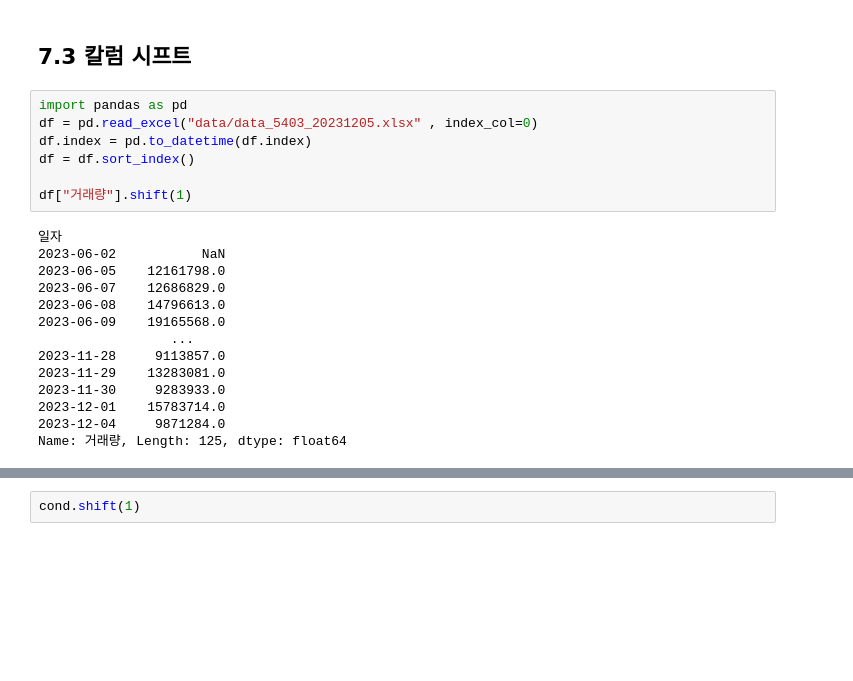
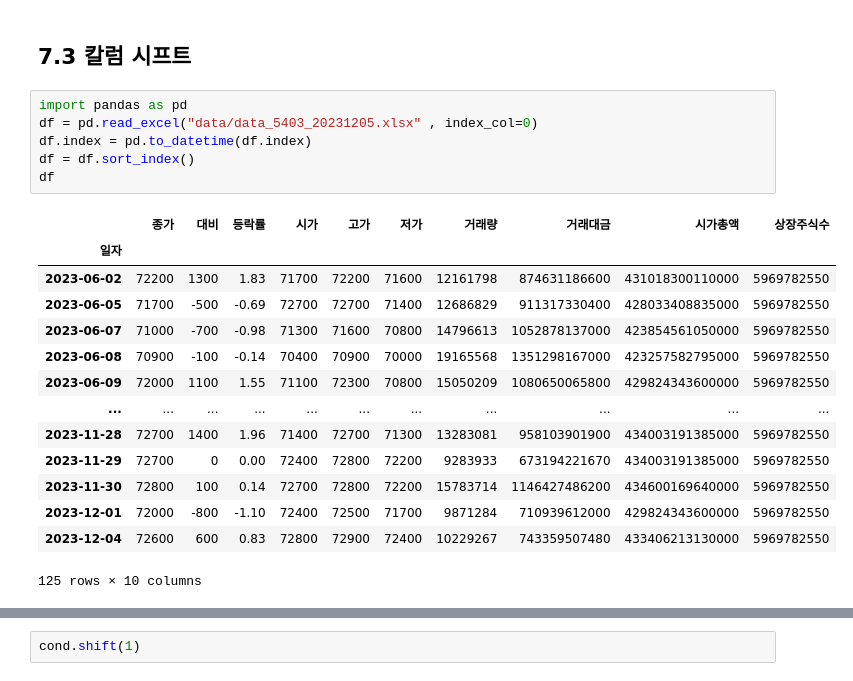
Before and after one commit to Shamera-Debug/ebest_test, a Jupyter notebook: pandas_dev/book-pandas-for-finance-main/ch06/ch06.ipynb, the cells around one changed output, grey strips where cells are left out. Drawn from its saved outputs; the diff is of its cells as text; blank space fills up the shorter version.

```diff
--- a/pandas_dev/book-pandas-for-finance-main/ch06/ch06.ipynb
+++ b/pandas_dev/book-pandas-for-finance-main/ch06/ch06.ipynb
@@ -365,21 +365,21 @@ df.groupby( pd.Grouper(key='일자', freq='m') ).agg(how)
 # %%
 import pandas as pd
 df = pd.read_excel("data/data_5403_20231205.xlsx" , index_col=0)
 df.index = pd.to_datetime(df.index)
 df = df.sort_index()
-
-df["거래량"].shift(1)
+df
 # %% [output]
+|  | 종가 | 대비 | 등락률 | 시가 | 고가 | 저가 | 거래량 | 거래대금 | 시가총액 | 상장주식수 |
+| 일자 |  |  |  |  |  |  |  |  |  |  |
+| 2023-06-02 | 72200 | 1300 | 1.83 | 71700 | 72200 | 71600 | 12161798 | 874631186600 | 431018300110000 | 5969782550 |
+| 2023-06-05 | 71700 | -500 | -0.69 | 72700 | 72700 | 71400 | 12686829 | 911317330400 | 428033408835000 | 5969782550 |
+| 2023-06-07 | 71000 | -700 | -0.98 | 71300 | 71600 | 70800 | 14796613 | 1052878137000 | 423854561050000 | 5969782550 |
+| 2023-06-08 | 70900 | -100 | -0.14 | 70400 | 70900 | 70000 | 19165568 | 1351298167000 | 423257582795000 | 5969782550 |
+| 2023-06-09 | 72000 | 1100 | 1.55 | 71100 | 72300 | 70800 | 15050209 | 1080650065800 | 429824343600000 | 5969782550 |
+| ... | ... | ... | ... | ... | ... | ... | ... | ... | ... | ... |
+| 2023-11-28 | 72700 | 1400 | 1.96 | 71400 | 72700 | 71300 | 13283081 | 958103901900 | 434003191385000 | 5969782550 |
+| 2023-11-29 | 72700 | 0 | 0.00 | 72400 | 72800 | 72200 | 9283933 | 673194221670 | 434003191385000 | 5969782550 |
+| 2023-11-30 | 72800 | 100 | 0.14 | 72700 | 72800 | 72200 | 15783714 | 1146427486200 | 434600169640000 | 5969782550 |
+| 2023-12-01 | 72000 | -800 | -1.10 | 72400 | 72500 | 71700 | 9871284 | 710939612000 | 429824343600000 | 5969782550 |
+| 2023-12-04 | 72600 | 600 | 0.83 | 72800 | 72900 | 72400 | 10229267 | 743359507480 | 433406213130000 | 5969782550 |
-일자
-2023-06-02           NaN
-2023-06-05    12161798.0
-2023-06-07    12686829.0
-2023-06-08    14796613.0
-2023-06-09    19165568.0
-                 ...
-2023-11-28     9113857.0
-2023-11-29    13283081.0
-2023-11-30     9283933.0
-2023-12-01    15783714.0
-2023-12-04     9871284.0
-Name: 거래량, Length: 125, dtype: float64
+125 rows × 10 columns
```
Also changed, not shown: parts of 9 cells of this notebook.
